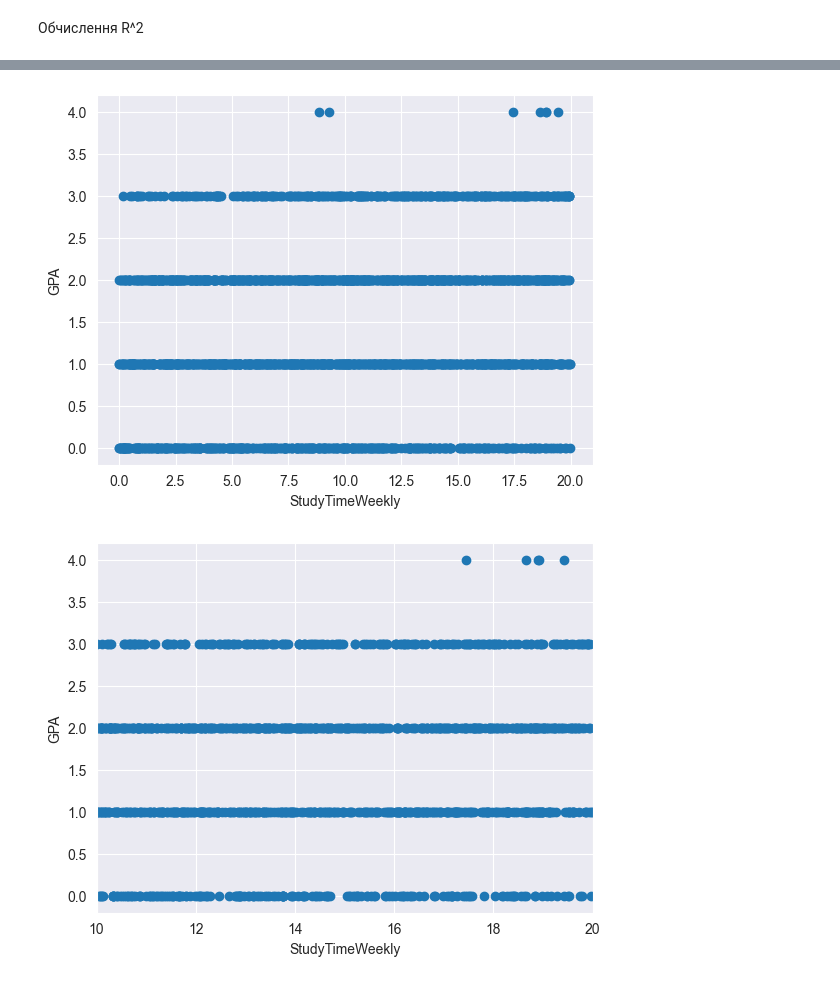
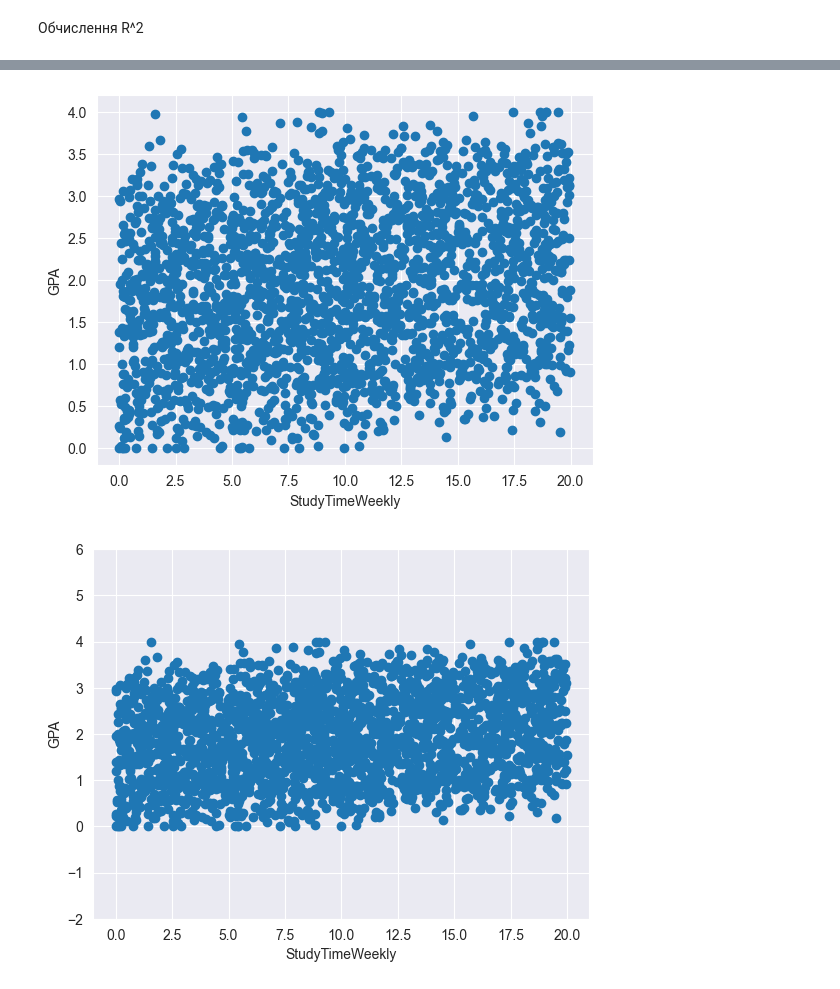
Before and after one commit to anonjustchillin/MachineLearning_labs, a Jupyter notebook: lin_reg_task/task1.ipynb, the cells around one changed output, grey strips where cells are left out. Drawn from its saved outputs; the diff is of its cells as text; code cells hidden in the pictures.

```diff
--- a/lin_reg_task/task1.ipynb
+++ b/lin_reg_task/task1.ipynb
@@ -36,7 +36,7 @@ GPA
 0.469553     1
 Name: count, Length: 2371, dtype: int64
 # %%
-dataset.GPA = dataset.GPA.astype('int')
+# dataset.GPA = dataset.GPA.astype('int')
 # %% [markdown]
 Перевірка даних на NaN
 # %%
@@ -207,15 +209,15 @@ plt.xlabel('StudyTimeWeekly')
 plt.ylabel('GPA')
 plt.show()
 # %% [output]
-[figure, old version]
+[figure, new version]
 # %%
 plt.scatter(df.StudyTimeWeekly, df.GPA)
 plt.xlabel('StudyTimeWeekly')
 plt.ylabel('GPA')
-plt.xlim(10, 20)
+plt.ylim(-2, 6)
 plt.show()
 # %% [output]
-[figure, old version]
+[figure, new version]
 # %%
 time_mean = df.groupby('GPA', observed=True)['StudyTimeWeekly'].mean()
 plt.bar(x=df['GPA'].unique(), height=time_mean)
```
Also changed, not shown: parts of 15 cells of this notebook, 3 other files.
